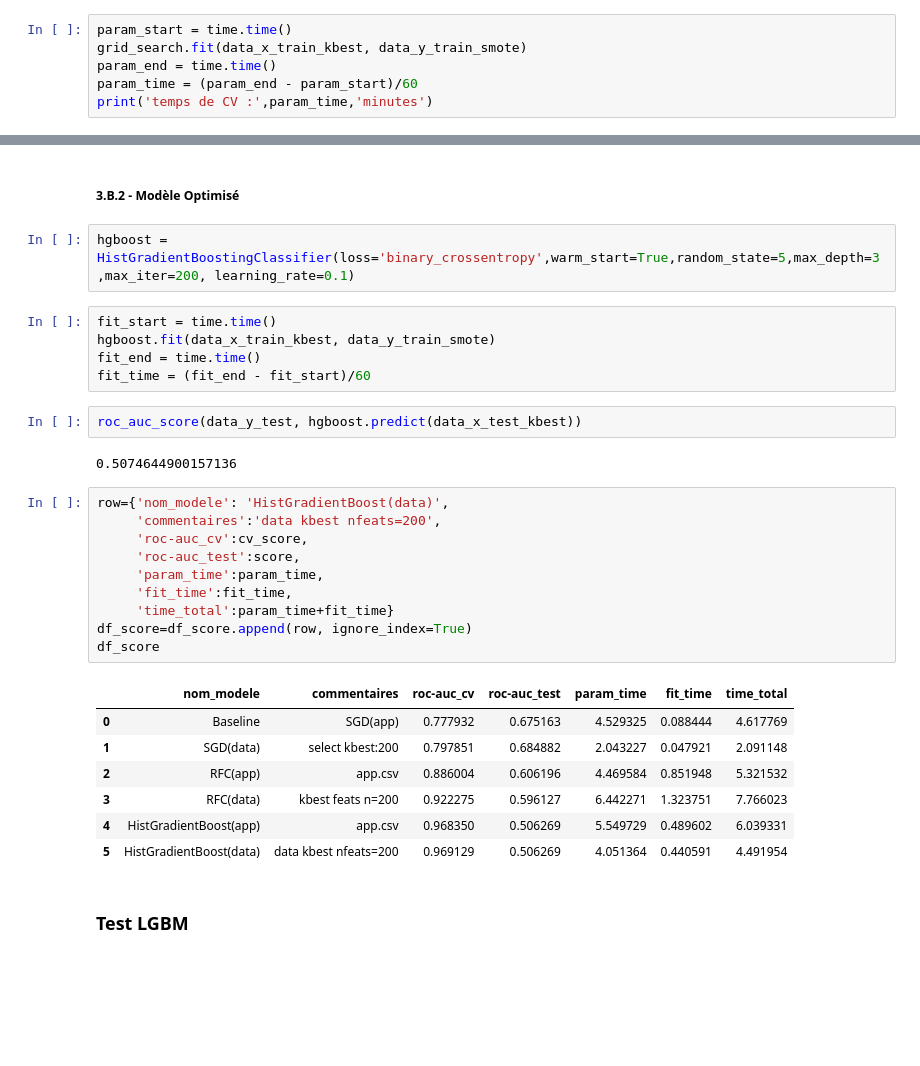
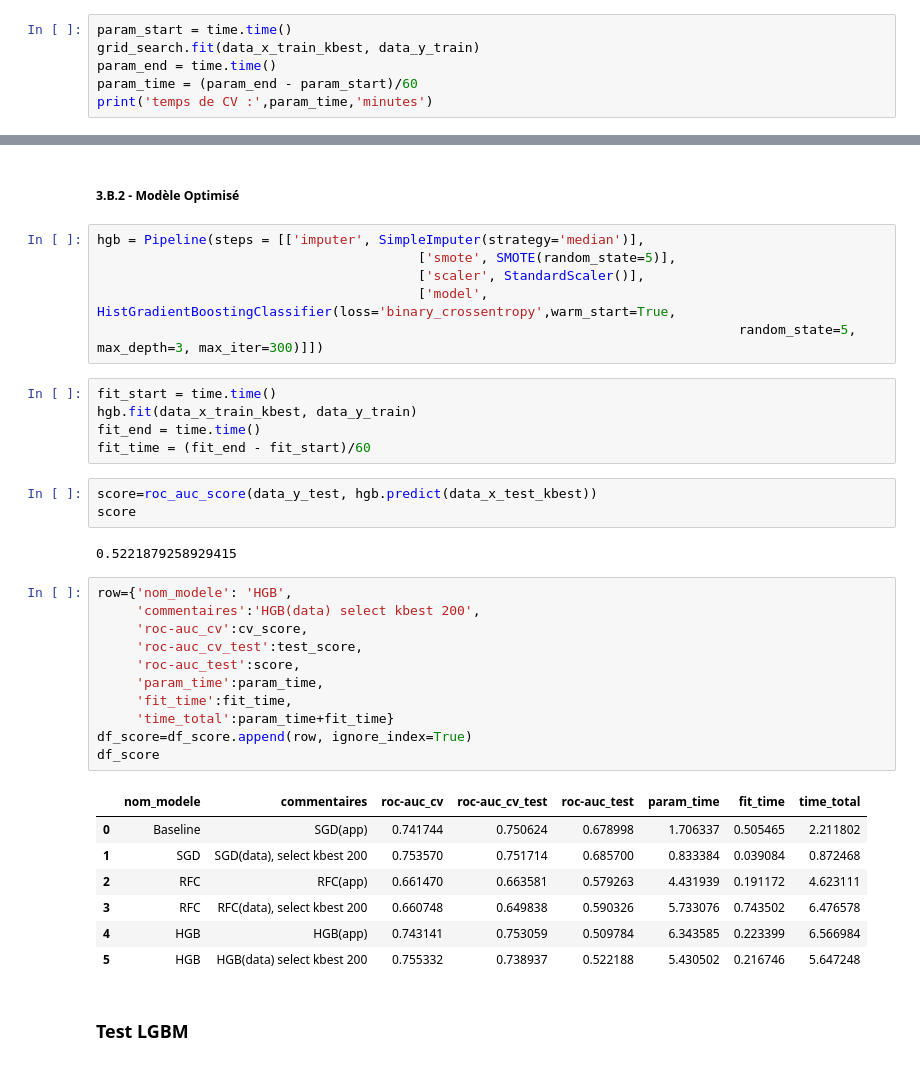
Before and after one commit to Boudh/P7, a Jupyter notebook: Notebooks/02_Modelisation.ipynb, the cells around one changed output, grey strips where cells are left out. Cells and saved outputs as stored; diff of their text form; blank space fills up the shorter version.

Commit message:
corrections pipeline SMOTE

```diff
--- a/Notebooks/02_Modelisation.ipynb
+++ b/Notebooks/02_Modelisation.ipynb
@@ -565,6 +561,6 @@ grid_search = GridSearchCV(estimator=hgboost,
 # %%
 param_start = time.time()
-grid_search.fit(data_x_train_kbest, data_y_train_smote)
+grid_search.fit(data_x_train_kbest, data_y_train)
 param_end = time.time()
 param_time = (param_end - param_start)/60
 print('temps de CV :',param_time,'minutes')
@@ -581,34 +577,40 @@ Best Params :  {'learning_rate': 0.1}
 # %% [markdown]
 ##### 3.B.2 - Modèle Optimisé
 # %%
-hgboost = HistGradientBoostingClassifier(loss='binary_crossentropy',warm_start=True,random_state=5,max_depth=3,max_iter=200, learning_rate=0.1)
+hgb = Pipeline(steps = [['imputer', SimpleImputer(strategy='median')],
+                                         ['smote', SMOTE(random_state=5)],
+                                         ['scaler', StandardScaler()],
+                                         ['model', HistGradientBoostingClassifier(loss='binary_crossentropy',warm_start=True,
+                                                                                  random_state=5, max_depth=3, max_iter=300)]])
 # %%
 fit_start = time.time()
-hgboost.fit(data_x_train_kbest, data_y_train_smote)
+hgb.fit(data_x_train_kbest, data_y_train)
 fit_end = time.time()
 fit_time = (fit_end - fit_start)/60
 # %%
-roc_auc_score(data_y_test, hgboost.predict(data_x_test_kbest))
+score=roc_auc_score(data_y_test, hgb.predict(data_x_test_kbest))
+score
 # %% [output]
-0.5074644900157136
+0.5221879258929415
 # %%
-row={'nom_modele': 'HistGradientBoost(data)',
-     'commentaires':'data kbest nfeats=200',
+row={'nom_modele': 'HGB',
+     'commentaires':'HGB(data) select kbest 200',
      'roc-auc_cv':cv_score,
+     'roc-auc_cv_test':test_score,
      'roc-auc_test':score,
      'param_time':param_time,
      'fit_time':fit_time,
      'time_total':param_time+fit_time}
 df_score=df_score.append(row, ignore_index=True)
 df_score
 # %% [output]
-|  | nom_modele | commentaires | roc-auc_cv | roc-auc_test | param_time | fit_time | time_total |
-| 0 | Baseline | SGD(app) | 0.777932 | 0.675163 | 4.529325 | 0.088444 | 4.617769 |
-| 1 | SGD(data) | select kbest:200 | 0.797851 | 0.684882 | 2.043227 | 0.047921 | 2.091148 |
-| 2 | RFC(app) | app.csv | 0.886004 | 0.606196 | 4.469584 | 0.851948 | 5.321532 |
-| 3 | RFC(data) | kbest feats n=200 | 0.922275 | 0.596127 | 6.442271 | 1.323751 | 7.766023 |
-| 4 | HistGradientBoost(app) | app.csv | 0.968350 | 0.506269 | 5.549729 | 0.489602 | 6.039331 |
-| 5 | HistGradientBoost(data) | data kbest nfeats=200 | 0.969129 | 0.506269 | 4.051364 | 0.440591 | 4.491954 |
+|  | nom_modele | commentaires | roc-auc_cv | roc-auc_cv_test | roc-auc_test | param_time | fit_time | time_total |
+| 0 | Baseline | SGD(app) | 0.741744 | 0.750624 | 0.678998 | 1.706337 | 0.505465 | 2.211802 |
+| 1 | SGD | SGD(data), select kbest 200 | 0.753570 | 0.751714 | 0.685700 | 0.833384 | 0.039084 | 0.872468 |
+| 2 | RFC | RFC(app) | 0.661470 | 0.663581 | 0.579263 | 4.431939 | 0.191172 | 4.623111 |
+| 3 | RFC | RFC(data), select kbest 200 | 0.660748 | 0.649838 | 0.590326 | 5.733076 | 0.743502 | 6.476578 |
+| 4 | HGB | HGB(app) | 0.743141 | 0.753059 | 0.509784 | 6.343585 | 0.223399 | 6.566984 |
+| 5 | HGB | HGB(data) select kbest 200 | 0.755332 | 0.738937 | 0.522188 | 5.430502 | 0.216746 | 5.647248 |
 # %% [markdown]
 ### Test LGBM
 # %%
```
Also changed, not shown: parts of 107 cells of this notebook.
